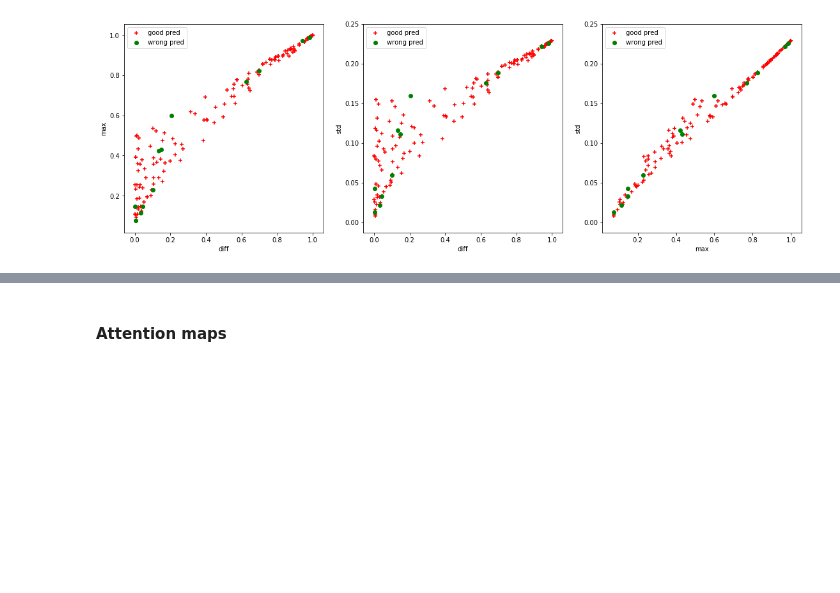
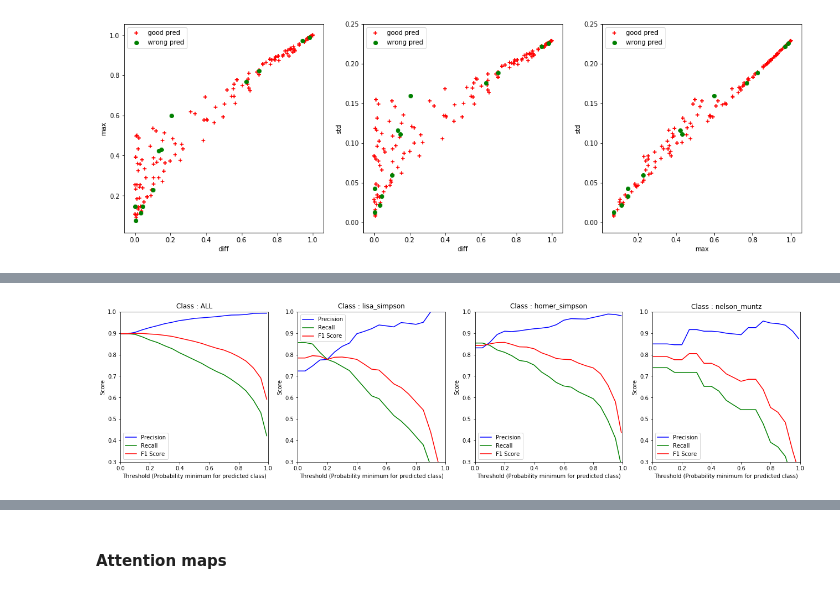
Before and after one commit to alexattia/SimpsonRecognition, a Jupyter notebook: Data Processing and Learning.ipynb, the cells around one changed output, grey strips where cells are left out. Saved outputs shown, nothing was run; the diff lists cells and outputs as text; code cells hidden in the pictures; blank space fills up the shorter version.

```diff
--- a/Data Processing and Learning.ipynb
+++ b/Data Processing and Learning.ipynb
@@ -355 +348,23 @@ recall_lisa = {k:np.sum(pos_lisa[k])/np.sum(np.argmax(y_test, axis=1)==10)for k
+# %%
+classes_plot = ["ALL", 10, 7, 15]
+tr = {"ALL": np.argmax(y_test, axis=1)}
+f, ax = plt.subplots(ncols=len(classes_plot), figsize=(len(classes_plot)*5, 5))
+for i, cl_plt in enumerate(classes_plot):
+    precision = {k:np.sum(pos_characters[cl_plt][k])/len(pos_characters[cl_plt][k]) for k in indices}
+    recall = {k:np.sum(pos_characters[cl_plt][k])/np.sum(np.argmax(y_test, axis=1)==tr.get(cl_plt, cl_plt))for k in indices}
+    f1_score = {k:(2*precision[k]*recall[k])/(precision[k]+recall[k]) for k in indices}
+    x,y = zip(*sorted(precision.items()))
+    ax[i].plot(x, y, color='blue', label='Precision')
+    x,y = zip(*sorted(recall.items()))
+    ax[i].plot(x, y, label='Recall', color='green')
+    x,y = zip(*sorted(f1_score.items()))
+    ax[i].plot(x, y, color='red', label='F1 Score')
+    _ = ax[i].set_xlim((0,1))
+    _ = ax[i].set_ylabel('Score')
+    _ = ax[i].set_xlabel('Threshold (Probability minimum for predicted class)')
+    _ = ax[i].set_ylim((0.3,1))
+    _ = ax[i].legend()
+    _ = ax[i].set_title('Class : %s' % map_characters.get(cl_plt, cl_plt))
+# %% [output]
+[figure, added]
 # %%
```
Also changed, not shown: parts of 8 cells of this notebook.
